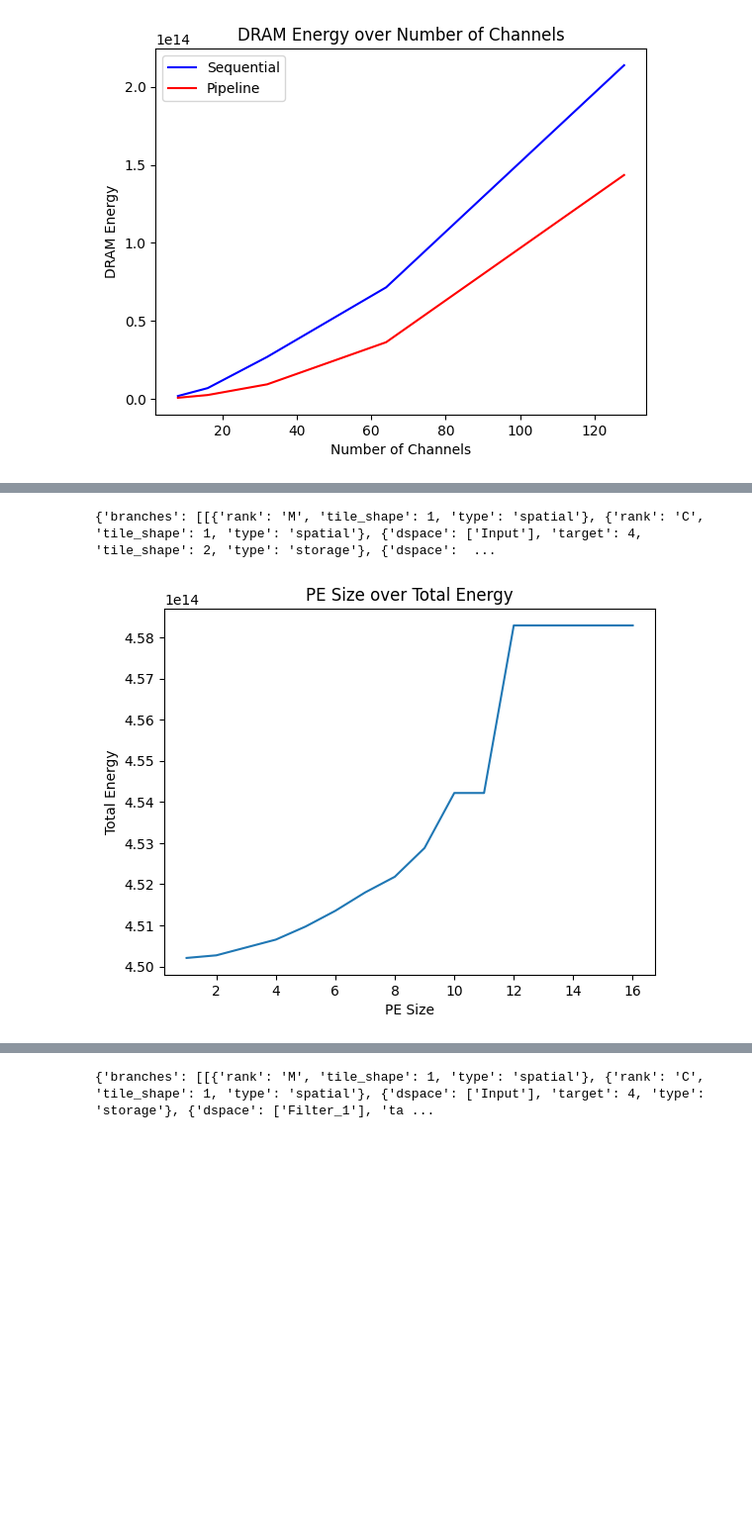
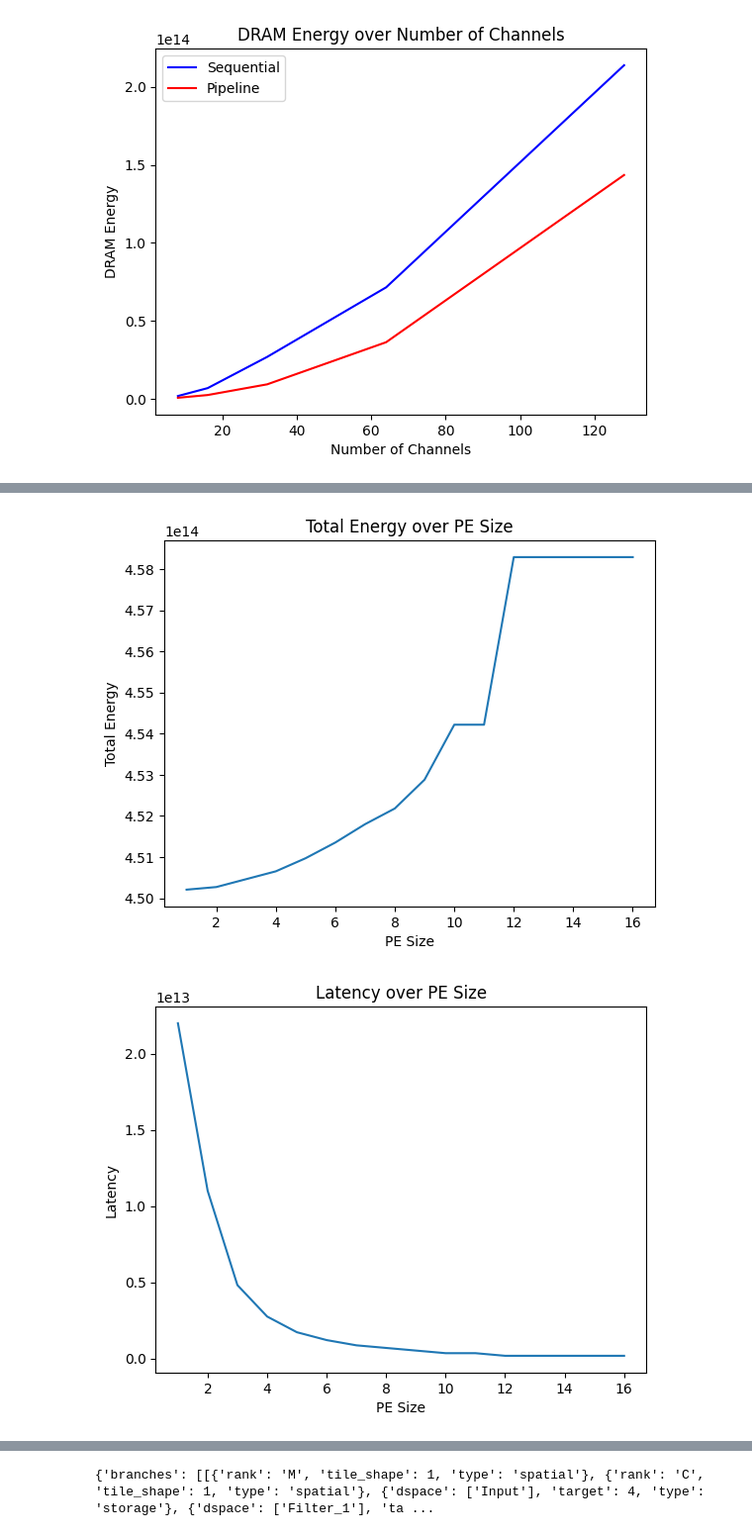
Before and after one commit to YouryMoise/6.5930FinalProject, a Jupyter notebook: workspace/notebook/notebook.ipynb, the cells around one changed output, grey strips where cells are left out. Shown: that part at 99% size. Cells and saved outputs as stored; diff of their text form; code cells hidden in the pictures; blank space fills up the shorter version.

```diff
--- a/workspace/notebook/notebook.ipynb
+++ b/workspace/notebook/notebook.ipynb
@@ -414,7 +426,6 @@ from util import *
 from pprint import pp
 from pytimeloop.looptree.run import run_looptree
 import yaml
-import matplotlib.pyplot as plt
 
 # As previously mentioned, bindings map levels specified in the mapping
 # to the hardware units specified in the architecture spec.
@@ -483,7 +494,7 @@ for key in conv_mapping_file["mapping"]["nodes"]:
         pipelined = key['type']
         branches = key['branches']
         break
-print(model)
+# print(model)
 # print(branches[1][0])
 # get PE from dictionary
 for key in architecture_file["architecture"]["nodes"]:
@@ -505,12 +516,13 @@ for key in architecture_file["architecture"]["nodes"]:
 
 numNNEngines = 4
 
-x_array = []
-y_array = []
+x_array_pes = []
+y_energy_array_pipeline = []
+y_latency_array_pipeline = []
 
 final_string = "PE_SIZE, latency, input_r, weights_r, output_r, dram_r, intbuffer_r, input_w, weights_w, output_w, dram_w, intbuffer_w, output_compute\n"
 for i in range(1, 17):
-    x_array.append(i)
+    x_array_pes.append(i)
     numPEs = i
     PE['spatial']['meshX'] = numPEs
     PE['spatial']['meshY'] = numPEs
@@ -534,38 +546,42 @@ for i in range(1, 17):
         yaml.dump(conv_mapping_file, file, default_flow_style=False)
 
 
     stats = run_looptree(
         CONFIG_DIR,
         # ['architecture.yaml', 'two_fc.workload.yaml', 'layer-by-layer.mapping.yaml'],
         ['architecture.yaml', 'conv_workload.yaml','conv_mapping.yaml'],
         TMP_DIR,
         bindings,
         call_accelergy=True
     )
     en = stats.energy
     final_string += f"{numPEs},{stats.latency/1e9},{en[('input_reg', 'read')]},{en[('weights_reg', 'read')]},{en[('output_reg', 'read')]},\
 {en[('MainMemory', 'read')]},{en[('IntermediateBuffer', 'read')]},{en[('input_reg', 'write')]},{en[('weights_reg', 'write')]},{en[('output_reg', 'write')]},\
 {en[('MainMemory', 'write')]},{en[('IntermediateBuffer', 'write')]},{en[('output_reg', 'compute')]}\n"
     energy_sum = sum(en[key] for key in en)
-    y_array.append(energy_sum)
+    y_energy_array_pipeline.append(energy_sum)
+    y_latency_array_pipeline.append(stats.latency)
 
-import csv
-plt.plot(x_array, y_array)
-
-# Add labels and title (optional)
+plt.plot(x_array_pes, y_energy_array_pipeline)
 plt.xlabel("PE Size")
 plt.ylabel("Total Energy")
-plt.title("PE Size over Total Energy")
+plt.title("Total Energy over PE Size")
+plt.show()
+
+plt.plot(x_array_pes, y_latency_array_pipeline)
+plt.xlabel("PE Size")
+plt.ylabel("Latency")
+plt.title("Latency over PE Size")
 plt.show()
 
 # string_data = "Name,Age,City\nJohn,30,New York\nAlice,25,London\nBob,35,Paris"
 
 # with open('peTestPipelineConv.csv', 'w', newline='\n') as csvfile:
 #     writer = csv.writer(csvfile)
 #     for row in final_string.splitlines():
 #         writer.writerow(row.split(','))
 
 # print(final_string)
 # %% [output]
-{'branches': [[{'rank': 'M', 'tile_shape': 1, 'type': 'spatial'}, {'rank': 'C', 'tile_shape': 1, 'type': 'spatial'}, {'dspace': ['Input'], 'target': 4, 'tile_shape': 2, 'type': 'storage'}, {'dspace':  ...
-[figure, old version]
+[figure, new version]
+[figure, added]
```
Also changed, not shown: parts of 15 cells of this notebook, 2 other files.
